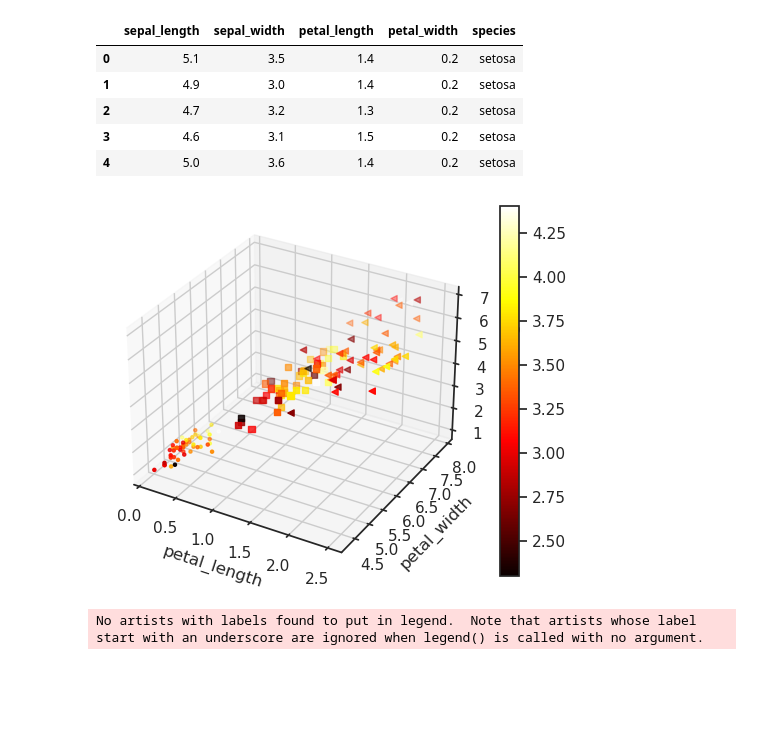
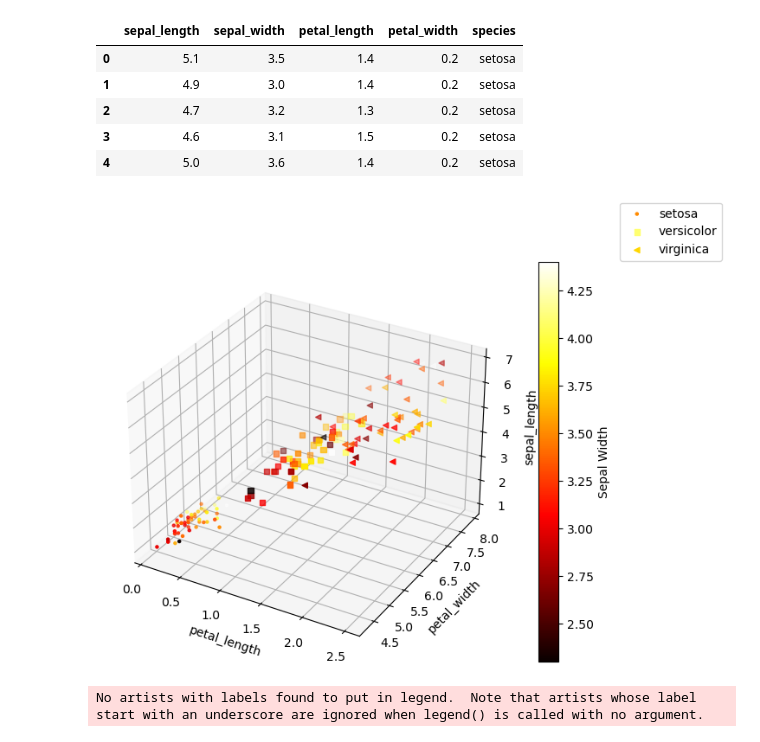
Before and after one commit to TheNoobGoda/idc-tpc, a Jupyter notebook: tpc2/nb2.ipynb, the cells around one changed output. Drawn from its saved outputs; the diff is of its cells as text; code cells hidden in the pictures; blank space fills up the shorter version.

```diff
--- a/tpc2/nb2.ipynb
+++ b/tpc2/nb2.ipynb
@@ -19,35 +19,42 @@ iris.head()
 # %%
 fig = plt.figure()
 ax = fig.add_subplot(111, projection='3d')
 
 z1 =iris.loc[iris['species'] == 'setosa']['petal_length']
 x1 =iris.loc[iris['species'] == 'setosa']['petal_width']
 y1 =iris.loc[iris['species'] == 'setosa']['sepal_length']
 c1 =iris.loc[iris['species'] == 'setosa']['sepal_width']
 
 z2 =iris.loc[iris['species'] == 'versicolor']['petal_length']
 x2 =iris.loc[iris['species'] == 'versicolor']['petal_width']
 y2 =iris.loc[iris['species'] == 'versicolor']['sepal_length']
 c2 =iris.loc[iris['species'] == 'versicolor']['sepal_width']
 
 z3 =iris.loc[iris['species'] == 'virginica']['petal_length']
 x3 =iris.loc[iris['species'] == 'virginica']['petal_width']
 y3 =iris.loc[iris['species'] == 'virginica']['sepal_length']
 c3 =iris.loc[iris['species'] == 'virginica']['sepal_width']
 
 
-img = ax.scatter(x1, y1, z1, c=c1, cmap=plt.hot(),marker = '.')
-ax.scatter(x2, y2, z2, c=c2, cmap=plt.hot(),marker = 's')
-ax.scatter(x3, y3, z3, c=c3, cmap=plt.hot(),marker = '<')
-fig.colorbar(img)
+img = ax.scatter(x1, y1, z1, c=c1, cmap=plt.hot(),marker = '.',label = 'setosa')
+ax.scatter(x2, y2, z2, c=c2, cmap=plt.hot(),marker = 's',label = 'versicolor')
+ax.scatter(x3, y3, z3, c=c3, cmap=plt.hot(),marker = '<',label = 'virginica')
+
+colorbar = fig.colorbar(img)
+colorbar.set_label('Sepal Width')
+
 
 ax.set_xlabel('petal_length')
 ax.set_ylabel('petal_width')
 ax.set_zlabel('sepal_length')
 
+fig.legend()
+
+fig.set_size_inches(10,6)
+
 plt.show()
 # %% [output]
-[figure, old version]
+[figure, new version]
 # %%
 sns.set(style="ticks")
 sns.pairplot(iris, hue="species", markers=["o", "s", "D"])
```
